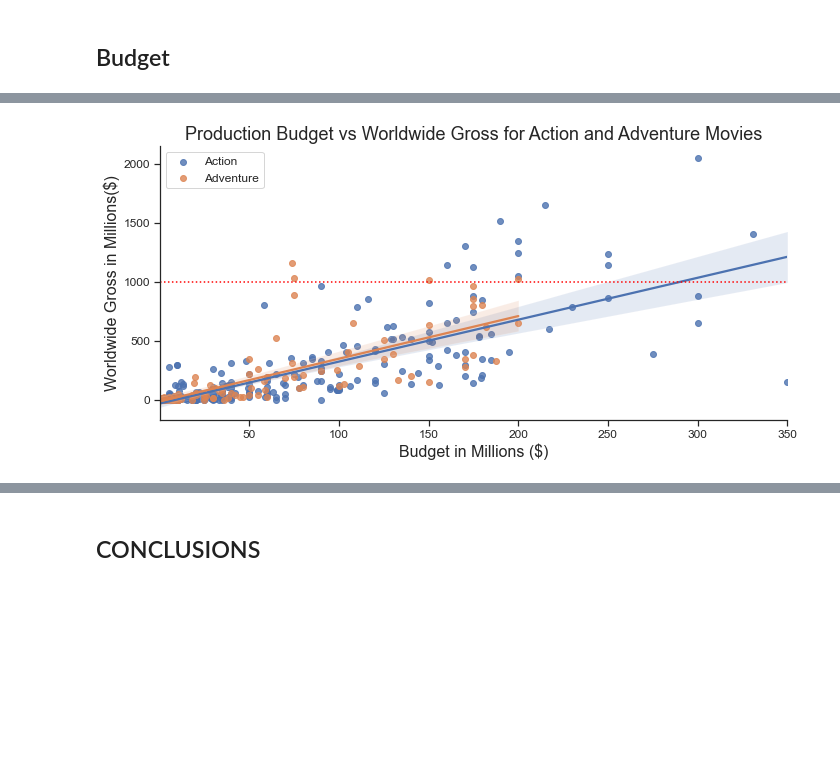
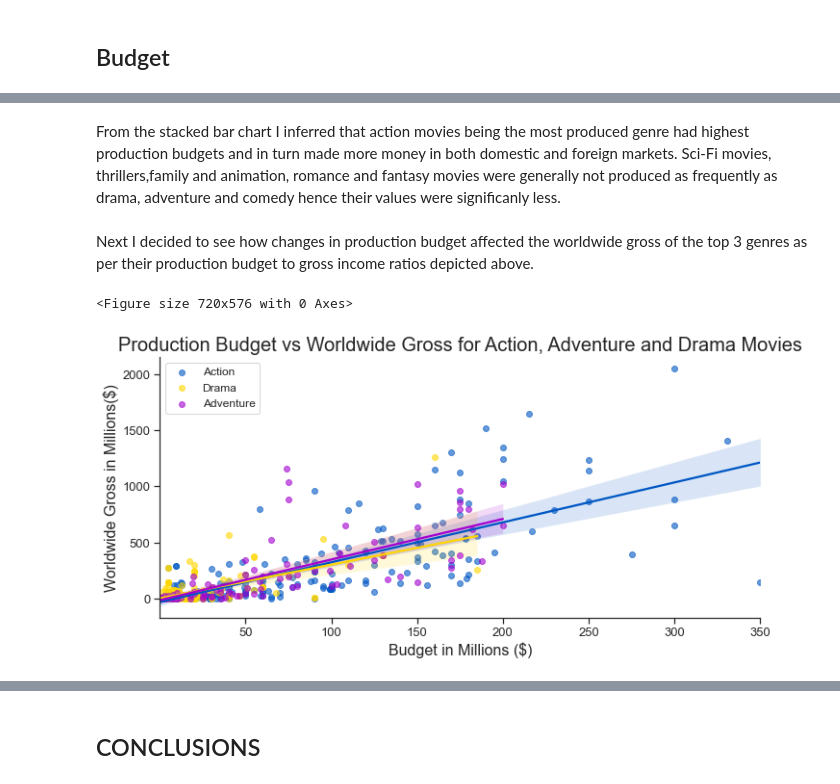
Before and after one commit to Eva-Claire/Microsoft_Movie_Analysis_Phase_1_Project, a Jupyter notebook: Microsoft_Movie_Analysis_Phase_1_Project.ipynb, the cells around one changed output, grey strips where cells are left out. Cells and saved outputs as stored; diff of their text form; code cells hidden in the pictures; blank space fills up the shorter version.

```diff
--- a/Microsoft_Movie_Analysis_Phase_1_Project.ipynb
+++ b/Microsoft_Movie_Analysis_Phase_1_Project.ipynb
@@ -933,18 +1028,33 @@ Next I wanted to establish the relationship between production budget and how mu
+# %% [markdown]
+From the stacked bar chart I inferred that action movies being the most produced genre had highest production budgets and in turn made more money in both domestic and foreign markets. Sci-Fi movies, thrillers,family and animation, romance and fantasy movies were generally not produced as frequently as drama, adventure and comedy hence their values were significanly less.
+# %% [markdown]
+Next I decided to see how changes in production budget affected the worldwide gross of the top 3 genres as per their production budget to gross income ratios depicted above.
 # %%
-fig.set_size_inches(10,8)
+# setting size of the figure
+plt.figure(figsize=(10,8))
+# setting seaborn style
 sns.set_style('ticks')
+# plotting linear model plot
 sns.lmplot(x='production_budget_mil', y='world_gross_mil',
            data=imdb_bom_moviebudgets_df.loc[(imdb_bom_moviebudgets_df['genres']=='Action') |
-                                             (imdb_bom_moviebudgets_df['genres']=='Adventure')],
-                                             legend=False, hue='genres', aspect=2)
+                                             (imdb_bom_moviebudgets_df['genres']=='Adventure')|
+                                             (imdb_bom_moviebudgets_df['genres']=='Drama')],
+                                             legend=False, hue='genres', aspect=2,palette='prism',
+                                             scatter_kws={'alpha': 0.6})
+# setting x-axis and y-axis labels
 plt.xlabel('Budget in Millions ($)', fontsize=16)
 plt.ylabel('Worldwide Gross in Millions($)', fontsize=16)
-plt.title('Production Budget vs Worldwide Gross for Action and Adventure Movies', fontsize=18)
-plt.axhline(y=1000, c='red', ls=':')
-plt.xticks(fontsize=12)
-plt.yticks(fontsize=12)
+# setting plot title
+plt.title('Production Budget vs Worldwide Gross for Action, Adventure and Drama Movies', fontsize=20)
+# setting xticks and yticks format
+plt.xticks(fontsize=13)
+plt.yticks(fontsize=13)
+# setting legend
 plt.legend(loc=2, fontsize=12)
-plt.tight_layout();
-#plt.savefig('./fig5.png')
+# adjusting layout
+plt.tight_layout()
+# saving figure
+#plt.savefig('./fig7.png');
 # %% [output]
+<Figure size 720x576 with 0 Axes>
-[figure, old version]
+[figure, new version]
```
Also changed, not shown: parts of 50 cells of this notebook.
